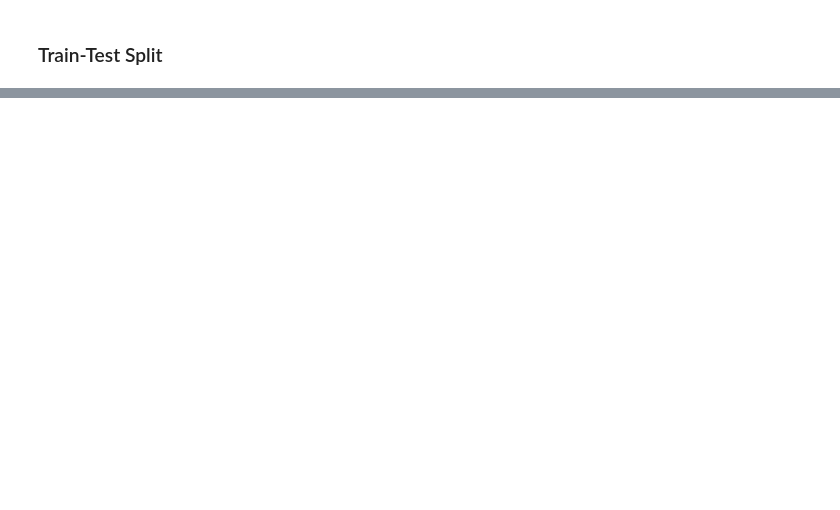
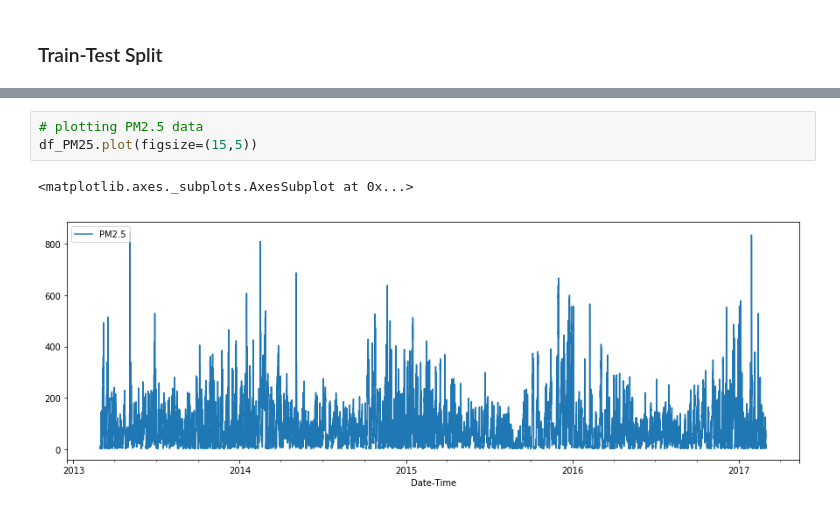
Before and after one commit to aishrock006/Capstone-Project, a Jupyter notebook: CapstoneProject.ipynb, the cells around one changed output, grey strips where cells are left out. Saved outputs shown, nothing was run; the diff lists cells and outputs as text; blank space fills up the shorter version.

```diff
--- a/CapstoneProject.ipynb
+++ b/CapstoneProject.ipynb
@@ -357,0 +362,6 @@ Now it's time to split our time series data into train and test.
+# %%
+# plotting PM2.5 data
+df_PM25.plot(figsize=(15,5))
+# %% [output]
+<matplotlib.axes._subplots.AxesSubplot at 0x...>
+[figure, added]
```
Also changed, not shown: parts of 24 cells of this notebook.
